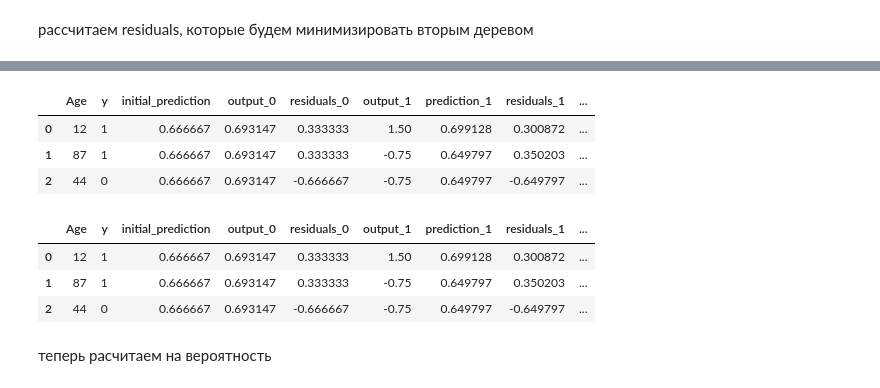
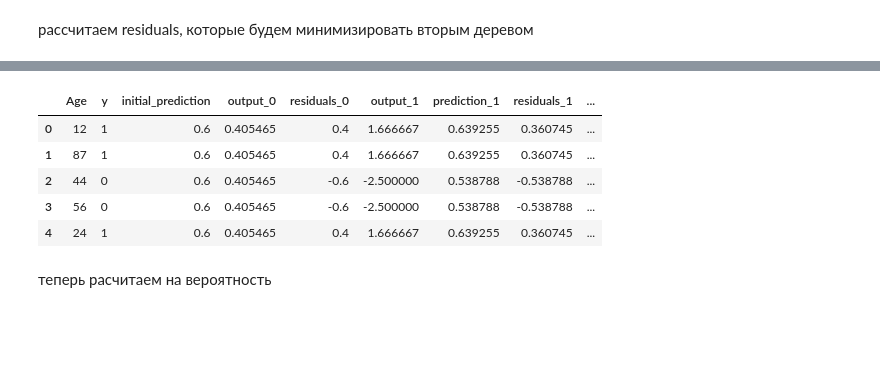
Before and after one commit to astashenko/boosting_by_hand, a Jupyter notebook: boost_classification_handy.ipynb, the cells around one changed output, grey strips where cells are left out. Drawn from its saved outputs; the diff is of its cells as text; code cells hidden in the pictures; blank space fills up the shorter version.

```diff
--- a/boost_classification_handy.ipynb
+++ b/boost_classification_handy.ipynb
@@ -73,8 +102,7 @@ data[mask]
 # %%
-# как посчитать output value для первого узла
-mask = (data['Age']<28)
-data[mask]
-data.loc[mask, 'output_1'] =  data.loc[mask, 'residuals_0']/(data.loc[mask, 'initial_prediction']*(1-data.loc[mask, 'initial_prediction']))
+# как посчитать output value для  узла
+mask = (data['Age']<=34)
+data.loc[mask, 'output_1'] =  data.loc[mask, 'residuals_0'].sum()/(data.loc[mask, 'initial_prediction']*(1-data.loc[mask, 'initial_prediction']).sum())
 data
 # %% [output]
 |  | Age | y | initial_prediction | output_0 | residuals_0 | output_1 |
@@ -112,7 +114,6 @@ output
 # %%
-# как посчитать output value для второго узла
-mask = (data['Age']>28)
-data[mask]
+# как посчитать output value для  узла
+mask = (data['Age']>=71.5)
 data.loc[mask, 'output_1'] =  data.loc[mask, 'residuals_0'].sum()/(data.loc[mask, 'initial_prediction']*(1-data.loc[mask, 'initial_prediction']).sum())
 data
 # %% [output]
@@ -122,0 +126,5 @@ data
+# %%
+# как посчитать output value для  узла
+mask = (data['Age']<=71.5)&((data['Age']>34))
+data.loc[mask, 'output_1'] =  data.loc[mask, 'residuals_0'].sum()/(data.loc[mask, 'initial_prediction']*(1-data.loc[mask, 'initial_prediction']).sum())
+data
@@ -123,8 +138,8 @@ data
 # %% [markdown]
 теперь расчитаем на вероятность
 # %%
-output_1_total = data['output_0'] + learning_rate*data['output_1']
-data['prediction_1'] = 1/(1+np.exp(-output_1_total))
+output_total = data['output_0'] + learning_rate*data['output_1']
+data['prediction_1'] = 1/(1+np.exp(-output_total))
 data
 # %% [output]
 |  | Age | y | initial_prediction | output_0 | residuals_0 | output_1 | prediction_1 |
@@ -185,25 +183,21 @@ data[mask]
 # %%
 # как посчитать output value для второго узла
-mask = (data['Age']<65.5)
-data[mask]
+mask = (data['Age']<=34)
+data.loc[mask, 'output_2'] =  data.loc[mask, 'residuals_1'].sum()/((data.loc[mask, 'prediction_1']*(1-data.loc[mask, 'prediction_1'])).sum())
+
+mask = (data['Age']>71.5)
+data.loc[mask, 'output_2'] =  data.loc[mask, 'residuals_1'].sum()/((data.loc[mask, 'prediction_1']*(1-data.loc[mask, 'prediction_1'])).sum())
+
+mask = (data['Age']<=71.5)&((data['Age']>34))
 data.loc[mask, 'output_2'] =  data.loc[mask, 'residuals_1'].sum()/((data.loc[mask, 'prediction_1']*(1-data.loc[mask, 'prediction_1'])).sum())
 data
 # %% [output]
 |  | Age | y | initial_prediction | output_0 | residuals_0 | output_1 | prediction_1 | residuals_1 | ... |
-| 0 | 12 | 1 | 0.666667 | 0.693147 | 0.333333 | 1.50 | 0.699128 | 0.300872 | ... |
-| 1 | 87 | 1 | 0.666667 | 0.693147 | 0.333333 | -0.75 | 0.649797 | 0.350203 | ... |
-| 2 | 44 | 0 | 0.666667 | 0.693147 | -0.666667 | -0.75 | 0.649797 | -0.649797 | ... |
+| 0 | 12 | 1 | 0.6 | 0.405465 | 0.4 | 1.666667 | 0.639255 | 0.360745 | ... |
+| 1 | 87 | 1 | 0.6 | 0.405465 | 0.4 | 1.666667 | 0.639255 | 0.360745 | ... |
+| 2 | 44 | 0 | 0.6 | 0.405465 | -0.6 | -2.500000 | 0.538788 | -0.538788 | ... |
+| 3 | 56 | 0 | 0.6 | 0.405465 | -0.6 | -2.500000 | 0.538788 | -0.538788 | ... |
+| 4 | 24 | 1 | 0.6 | 0.405465 | 0.4 | 1.666667 | 0.639255 | 0.360745 | ... |
-# %%
-# как посчитать output value для второго узла
-mask = (data['Age']>65.5)
-data[mask]
-data.loc[mask, 'output_2'] =  data.loc[mask, 'residuals_1'].sum()/((data.loc[mask, 'prediction_1']*(1-data.loc[mask, 'prediction_1'])).sum())
-data
-# %% [output]
-|  | Age | y | initial_prediction | output_0 | residuals_0 | output_1 | prediction_1 | residuals_1 | ... |
-| 0 | 12 | 1 | 0.666667 | 0.693147 | 0.333333 | 1.50 | 0.699128 | 0.300872 | ... |
-| 1 | 87 | 1 | 0.666667 | 0.693147 | 0.333333 | -0.75 | 0.649797 | 0.350203 | ... |
-| 2 | 44 | 0 | 0.666667 | 0.693147 | -0.666667 | -0.75 | 0.649797 | -0.649797 | ... |
 # %% [markdown]
 теперь расчитаем на вероятность
 # %%
```
Also changed, not shown: parts of 33 cells of this notebook, 2 other files.
